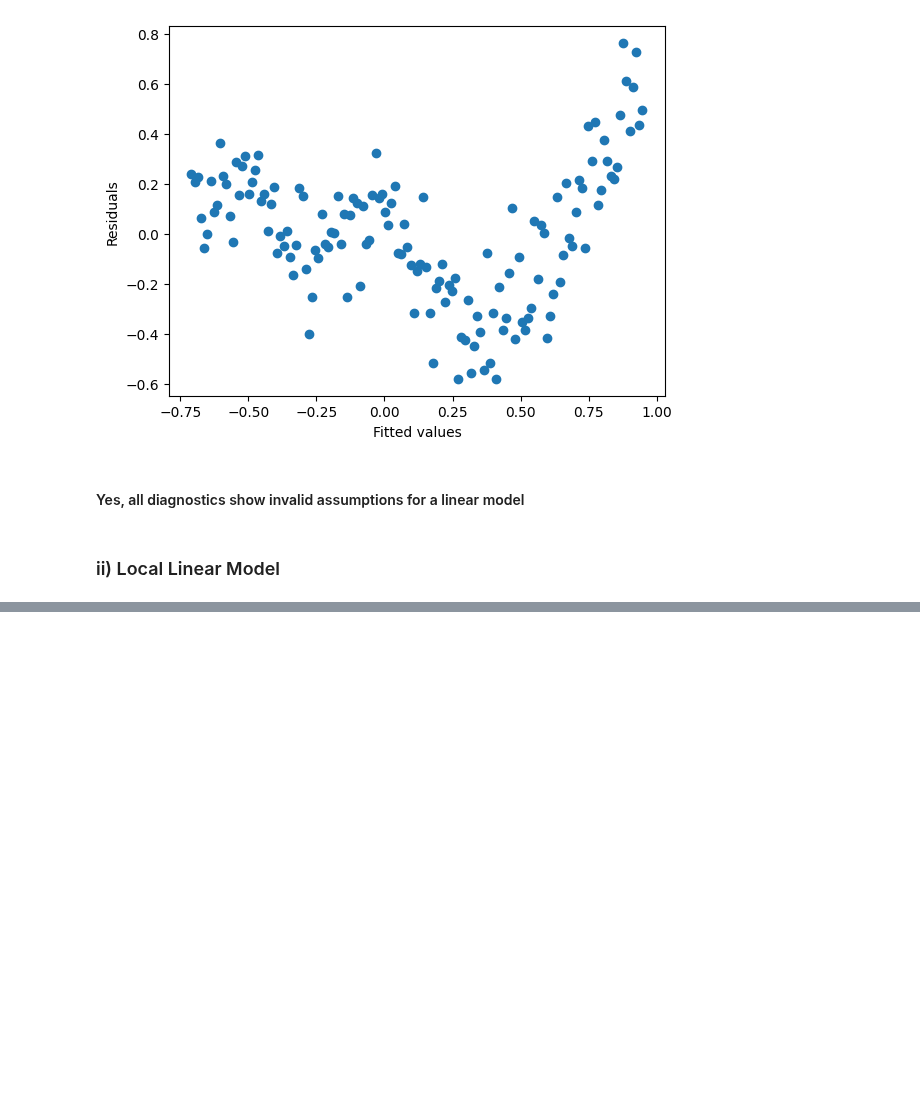
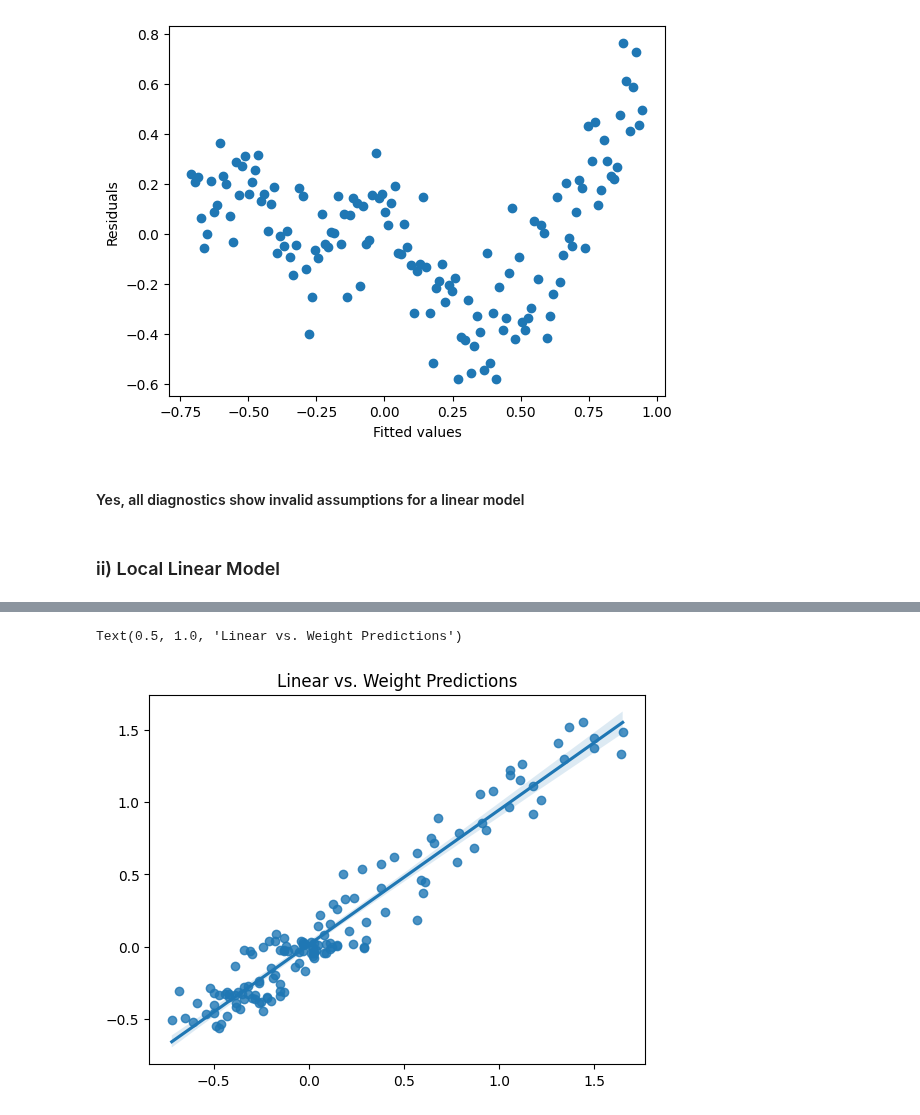
Before and after one commit to jtdocter27/Engineering-Probability---Statistics, a Jupyter notebook: final.ipynb, the cells around one changed output, grey strips where cells are left out. Cells and saved outputs as stored; diff of their text form; code cells hidden in the pictures; blank space fills up the shorter version.

```diff
--- a/final.ipynb
+++ b/final.ipynb
@@ -403,3 +384,5 @@ temp= temp.drop(temp.columns[[1]], axis = 1)
 temp_values = np.array(temp.iloc[:, 1])
 time_values = np.array(temp.iloc[:, 0])
 time = time_values.reshape(-1,1)
+temp.columns = ['year', 'temp']
+temp
@@ -480,0 +445,23 @@ print(f"Predicted temperature for year {Xp}: {yp}")
+# %%
+#estimate temp by fitting a weigted linear regression to 27 nearest points of Xi, the time point.
+#We want a for loop that iterates through each time point, chunks the data into the 17 nearest points, and fits a regression, then makes a prediction for that year.
+
+predictions_final = []
+n = 27
+for year in temp['year']:
+    temp['diff'] = abs(temp['year'] - year)
+    sorted_df = temp.sort_values(by='diff')
+
+    all = sorted_df.iloc[:n]
+    temp_new = np.array(all['temp'])
+    time = np.array(all['year'])
+    time_reshaped = time.reshape(-1,1)
+    model = LinearRegression()
+    model.fit(time_reshaped, temp_new)
+
+    year_to_predict = np.array([[year]])
+    prediction = model.predict(year_to_predict)[0]
+    predictions_final.append(prediction)
+
+predictions_acutal = np.array(predictions_final)
+predictions_acutal
@@ -480,0 +486,6 @@ print(f"Predicted temperature for year {Xp}: {yp}")
+# %%
+sns.regplot(x =temp_values, y = predictions_acutal)
+plt.title('Linear vs. Weight Predictions')
+# %% [output]
+Text(0.5, 1.0, 'Linear vs. Weight Predictions')
+[figure, added]
```
Also changed, not shown: parts of 15 cells of this notebook.
